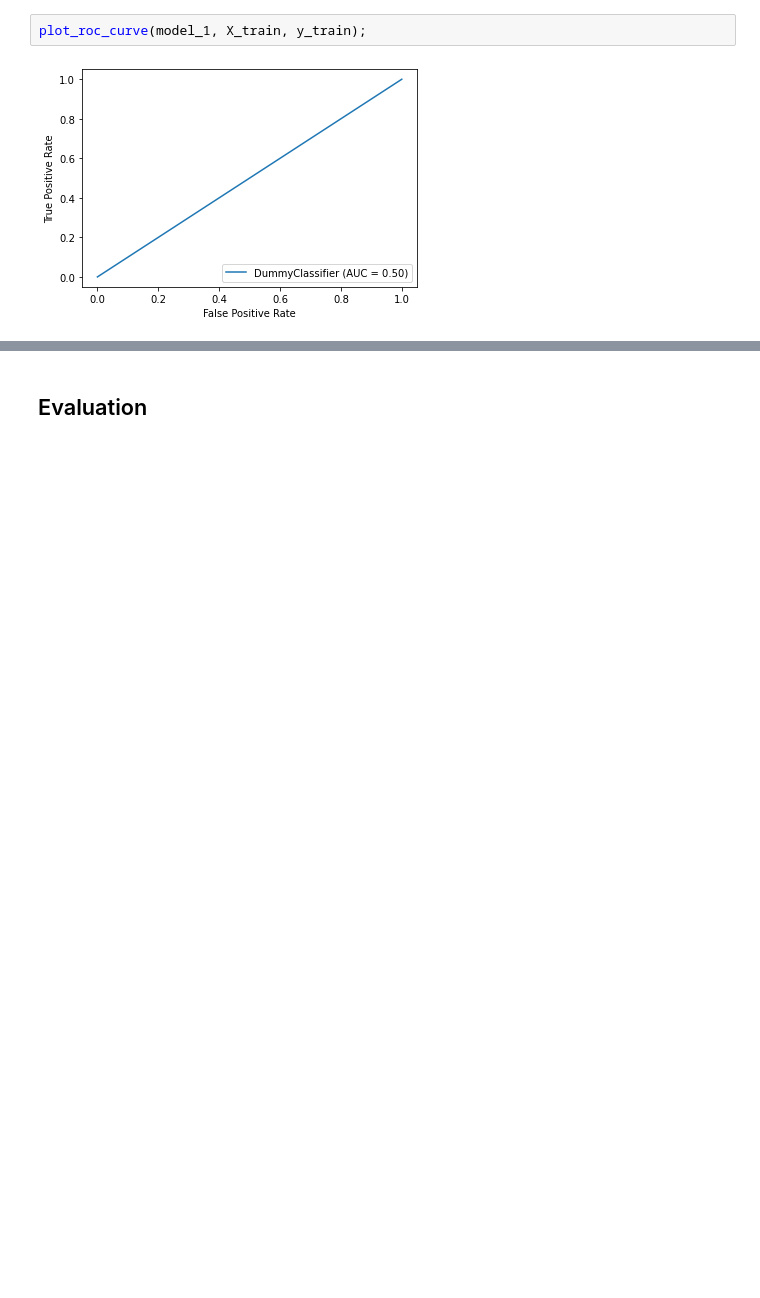
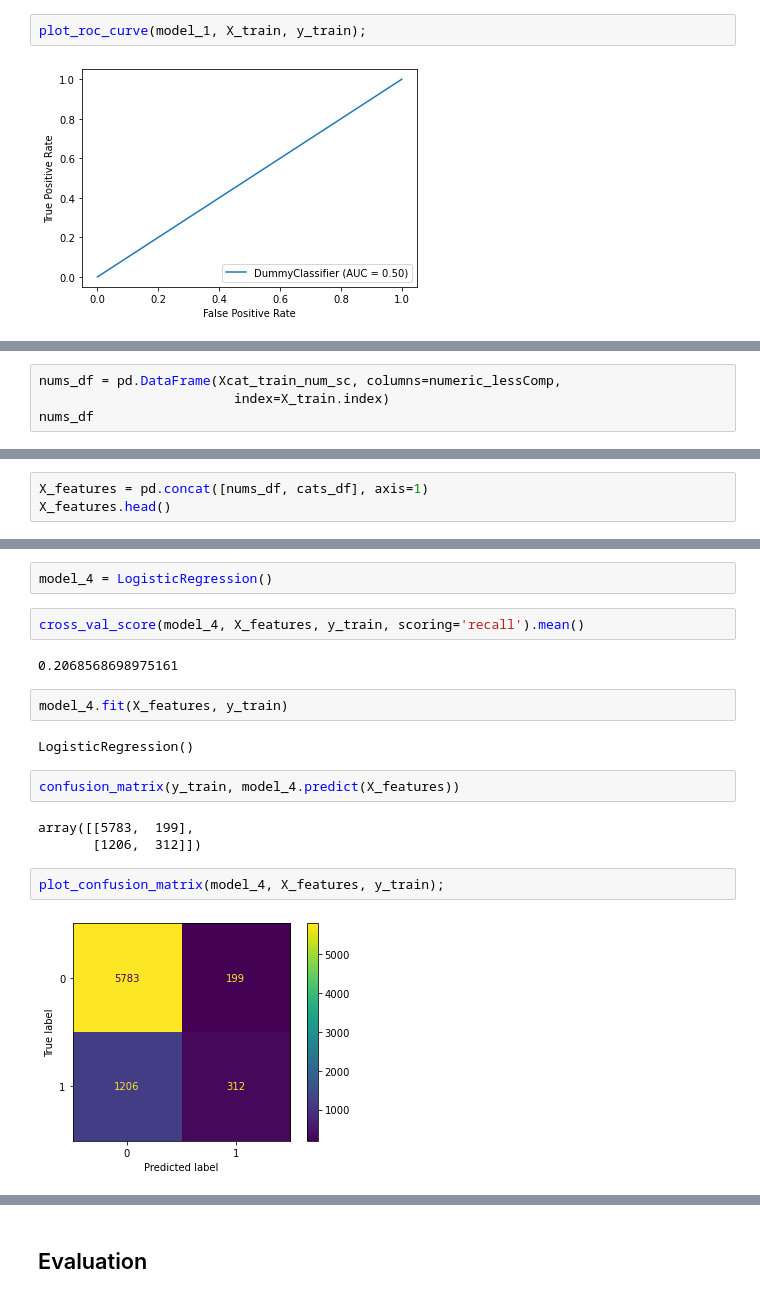
Before and after one commit to SamBen804/Bank_Customer_Churn_Analysis, a Jupyter notebook: Final_Notebook.ipynb, the cells around one changed output, grey strips where cells are left out. Saved outputs shown, nothing was run; the diff lists cells and outputs as text; blank space fills up the shorter version.

```diff
--- a/Final_Notebook.ipynb
+++ b/Final_Notebook.ipynb
@@ -642,0 +606,4 @@ lr.score(X_train_df, y_train)
+# %%
+nums_df = pd.DataFrame(Xcat_train_num_sc, columns=numeric_lessComp,
+                         index=X_train.index)
+nums_df
@@ -642,0 +624,3 @@ lr.score(X_train_df, y_train)
+# %%
+X_features = pd.concat([nums_df, cats_df], axis=1)
+X_features.head()
@@ -642,0 +634,19 @@ lr.score(X_train_df, y_train)
+# %%
+model_4 = LogisticRegression()
+# %%
+cross_val_score(model_4, X_features, y_train, scoring='recall').mean()
+# %% [output]
+0.2068568698975161
+# %%
+model_4.fit(X_features, y_train)
+# %% [output]
+LogisticRegression()
+# %%
+confusion_matrix(y_train, model_4.predict(X_features))
+# %% [output]
+array([[5783,  199],
+       [1206,  312]])
+# %%
+plot_confusion_matrix(model_4, X_features, y_train);
+# %% [output]
+[figure, added]
```
Also changed, not shown: parts of 146 cells of this notebook.
